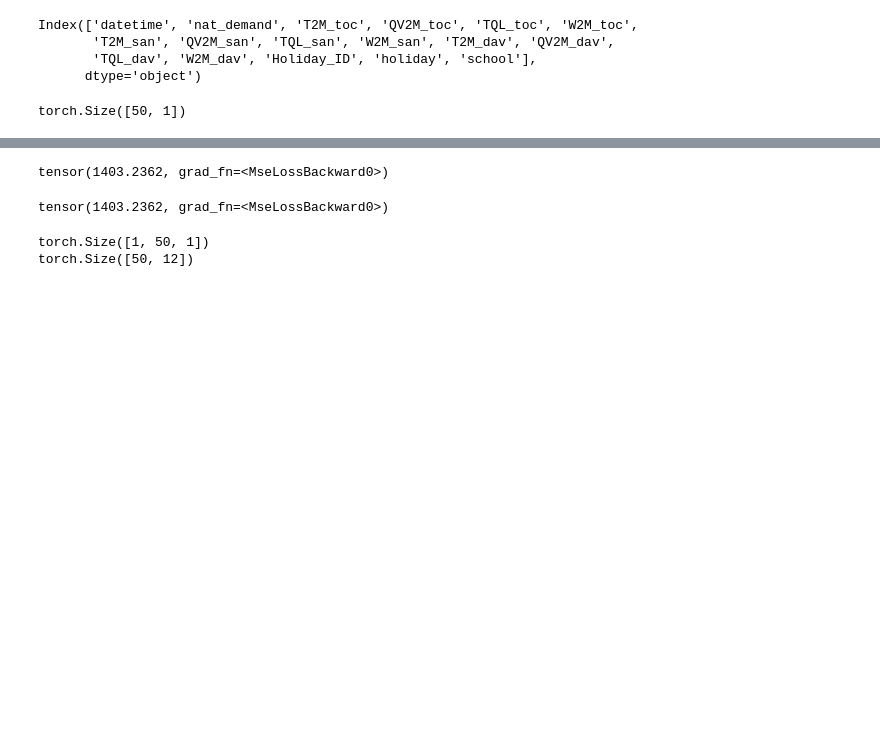
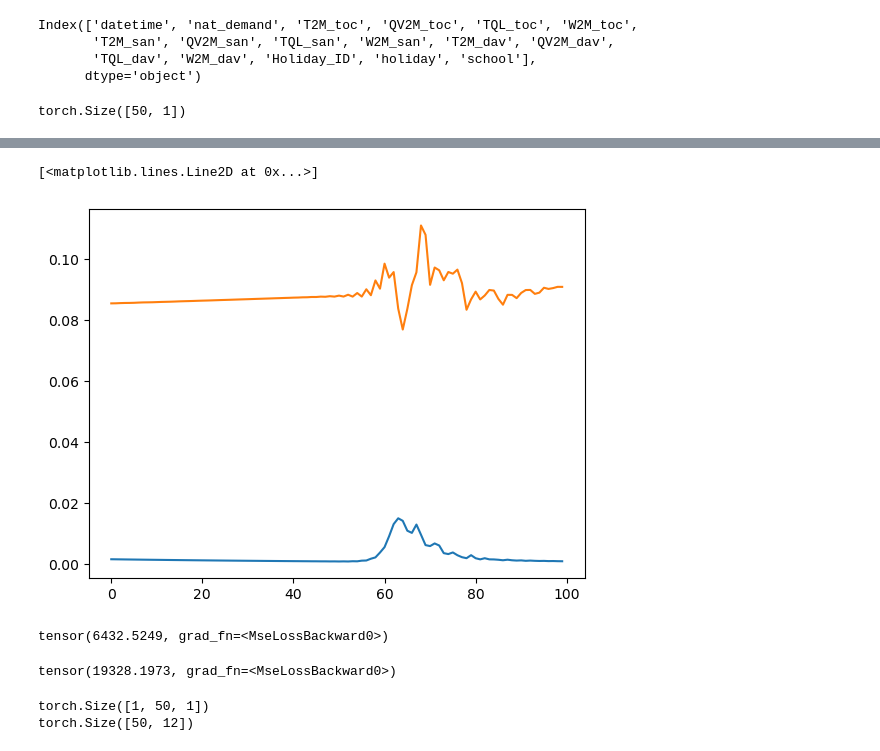
Before and after one commit to Han-JaeHoon/QHackathon_2024, a Jupyter notebook: qGRU.ipynb, the cells around one changed output, grey strips where cells are left out. Drawn from its saved outputs; the diff is of its cells as text; code cells hidden in the pictures; blank space fills up the shorter version.

```diff
--- a/qGRU.ipynb
+++ b/qGRU.ipynb
@@ -14,20 +14,19 @@ from sklearn.preprocessing import MinMaxScaler
 # %% [output]
 '\n!git clone https://github.com/Han-JaeHoon/QHackathon_2024.git\n%cd QHackathon_2024/\n!pip install -r requirements.txt'
 # %%
-
 n_qu = 4
 dev = qml.device('default.qubit', wires=2*n_qu)
 
 def ansatz(params, n_qu, all_entangled = False):
     # Length of Params : 3 * num_qubit
-    for i in range(2*n_qu):
+    for i in range(n_qu):
         qml.RX(params[:, 3*i], i)
         qml.RY(params[:, 3 * i + 1], i)
         qml.RZ(params[:, 3 * i + 2], i)
-    for i in range(2*n_qu - 1):
+    for i in range(n_qu - 1):
         qml.CNOT([i, i + 1])
     if all_entangled:
-        qml.CNOT([2*n_qu - 1, 0])
+        qml.CNOT([n_qu - 1, 0])
 
 def embedding(params, n_qu, is_first):
     for i in range(n_qu):
@@ -42,7 +41,7 @@ def quantum_layer_Z(mapped_data1, mapped_data2, parameter, n_qu):
     embedding(params=mapped_data1, n_qu=n_qu, is_first=True)
     embedding(params=mapped_data2, n_qu=n_qu, is_first=False)
     qml.Barrier()
-    ansatz(params=parameter, n_qu = n_qu)
+    ansatz(params=parameter, n_qu = 2*n_qu)
     return [qml.expval(qml.PauliZ(i)) for i in range(n_qu,n_qu*2)]
 
 @qml.qnode(device=dev, interface='torch')
@@ -50,7 +49,7 @@ def quantum_layer_prob(mapped_data1, mapped_data2, parameter, n_qu):
     embedding(params=mapped_data1, n_qu=n_qu, is_first=True)
     embedding(params=mapped_data2, n_qu=n_qu, is_first=False)
     qml.Barrier()
-    ansatz(params=parameter, n_qu = n_qu)
+    ansatz(params=parameter, n_qu = 2*n_qu)
     return [qml.expval((qml.PauliZ(i)+qml.Identity(i))/2) for i in range(n_qu,n_qu*2)]
 # %%
 qml.draw_mpl(quantum_layer_prob)(torch.rand(1,2*n_qu-1), torch.rand(1,2*n_qu-1), torch.rand(1,6*n_qu), n_qu=n_qu)
@@ -65,7 +64,7 @@ class QGRU(nn.Module):
         for i in range(2):
             setattr(self,f'ql{i}', quantum_layer_prob)
         self.ql2 = quantum_layer_Z
-        self.cls_layer = nn.Sequential(nn.Linear(n_qu,8),nn.ReLU(),nn.Linear(8,1)).to(torch.float32)
+        self.cls_layer = nn.Sequential(nn.Linear(n_qu,16), nn.ReLU(),nn.Linear(16,1)).to(torch.float32)
 
         self.ansatz_params_1 = nn.Parameter(torch.rand([1,6*n_qu],dtype = torch.float32),requires_grad=True)
         self.ansatz_params_2 = nn.Parameter(torch.rand([1,6*n_qu],dtype = torch.float32),requires_grad=True)
@@ -240,13 +242,13 @@ class RNN_layer(nn.Module):
 import torch.optim as optim
 model = QGRU(4).to(torch.float32)
 #model = RNN_layer(4,1,5)
-model = RNNModel(4,32,1)
+#model = RNNModel(4,32,1)
 criterion = nn.MSELoss()
-optimizer = optim.Adam(model.parameters(), lr=0.005)
+optimizer = optim.Adam(model.parameters(), lr=0.05)
 # %%
 data_corpus = data_seq(x_train.float(),y_train.float())
 train_loader,test_loader = data_corpus.split_data()
 train_corpus = train_seq(model,train_loader,test_loader)
 # %%
-train_corpus.train(1000,optimizer,criterion)
+train_loss_list, test_loss_list = train_corpus.train(1000,optimizer,criterion)
 # %% [output]
@@ -270,25 +273,33 @@ epoch : 1000 loss :0.0011416323250159621 loss_test = 0.0049627008847892284
+# %%
+import matplotlib.pyplot as plt
+
+plt.plot(train_loss_list)
+plt.plot(test_loss_list)
+# %% [output]
+[<matplotlib.lines.Line2D at 0x...>]
+[figure, added]
 # %%
 def decoding(input,max_value):
   return (np.max(df['nat_demand'])-np.min(df['nat_demand']))/max_value*input+np.min(df['nat_demand'])
 
 for feature,label in test_loader:
-    pred = decoding(model(feature),3.14)
-    true = decoding(label,3.14)
+    pred = decoding(model(feature),2*3.14)
+    true = decoding(label,2*3.14)
     print(nn.MSELoss()(true,pred))
     break
 # %% [output]
-tensor(1403.2362, grad_fn=<MseLossBackward0>)
+tensor(6432.5249, grad_fn=<MseLossBackward0>)
 # %%
 def decoding(input,max_value):
   return (np.max(df['nat_demand'])-np.min(df['nat_demand']))/max_value*input+np.min(df['nat_demand'])
 
 for feature,label in test_loader:
-    pred = decoding(model(feature),3.14)
-    true = decoding(label,3.14)
+    pred = decoding(model(feature),2*3.14)
+    true = decoding(label,2*3.14)
     print(nn.MSELoss()(true,pred))
     break
 # %% [output]
-tensor(1403.2362, grad_fn=<MseLossBackward0>)
+tensor(19328.1973, grad_fn=<MseLossBackward0>)
 # %%
 y_train = torch.tensor(df['nat_demand'].to_numpy()[:n_train]).to(torch.float).reshape(1,50,1)
 print(y_train.shape)
```
Also changed, not shown: parts of 5 cells of this notebook, 2 other files.
